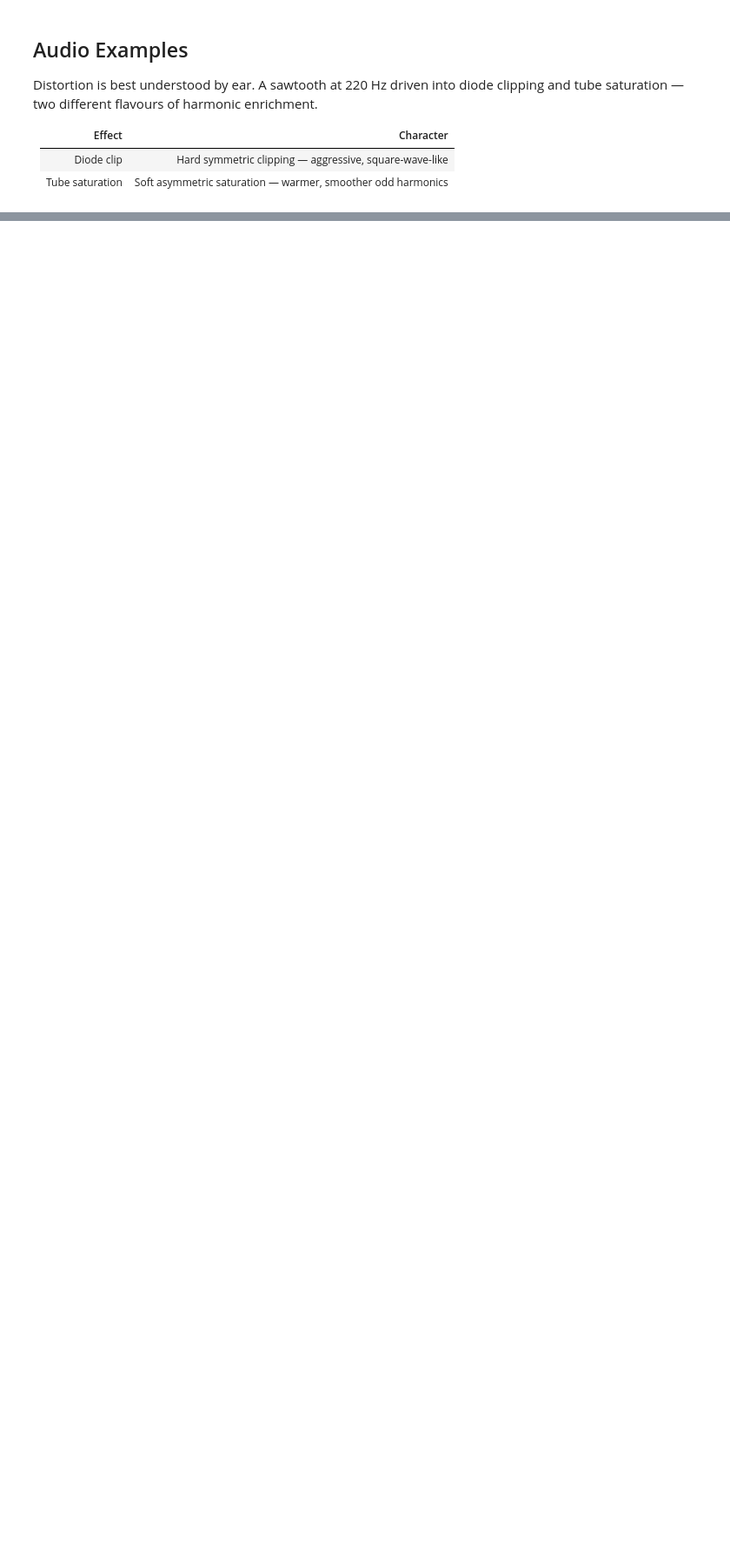
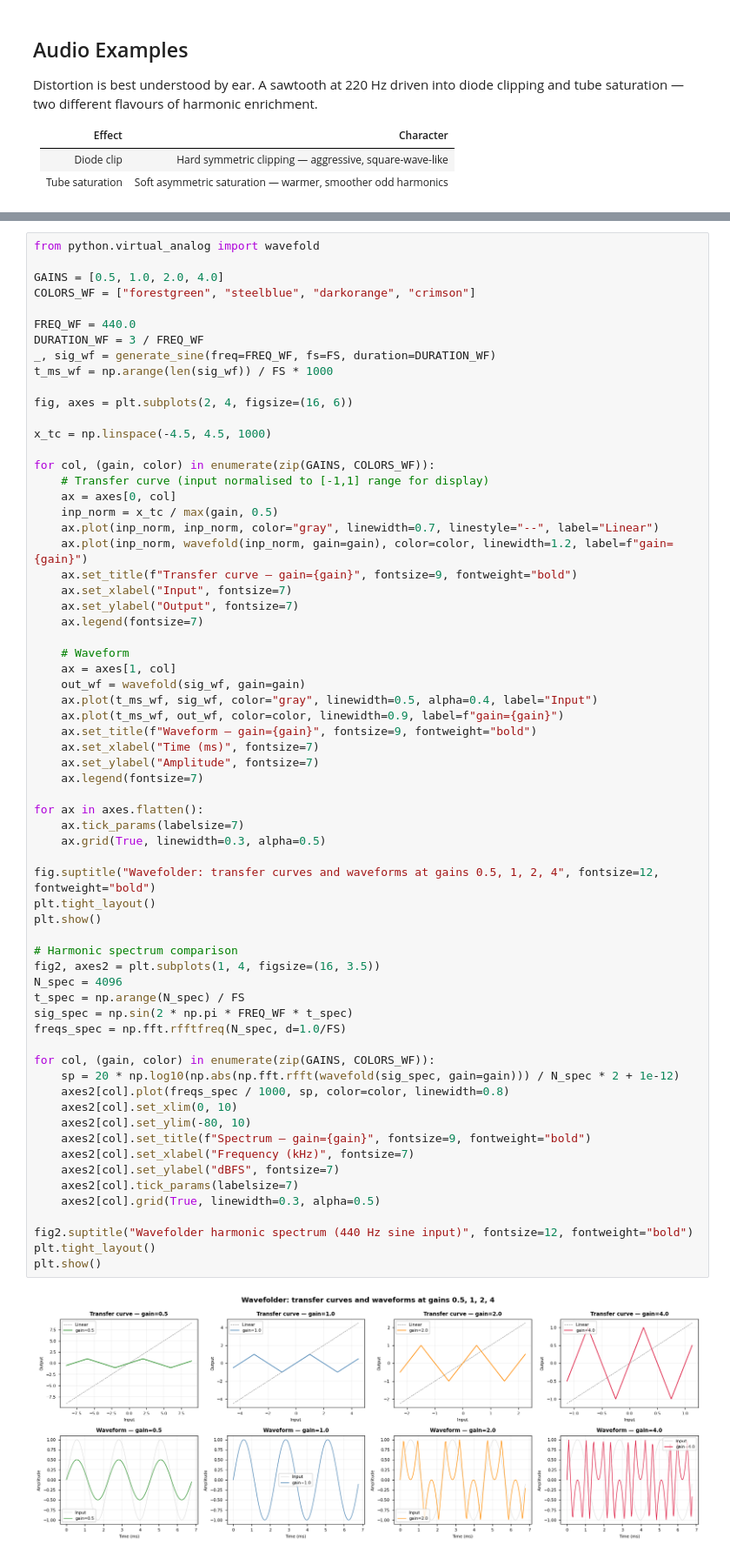
Before and after one commit to MyPublicGitHubAcct/ano-lrn, a Jupyter notebook: notebooks/virtual_analog_distortion.ipynb, the cells around one changed output, grey strips where cells are left out. Shown at 87% size. Cells and saved outputs as stored; diff of their text form; blank space fills up the shorter version.

Commit message:
added wavefolding

```diff
--- a/notebooks/virtual_analog_distortion.ipynb
+++ b/notebooks/virtual_analog_distortion.ipynb
@@ -134,0 +154,67 @@ display(Audio(norm(tube_a), rate=FS))
+# %%
+from python.virtual_analog import wavefold
+
+GAINS = [0.5, 1.0, 2.0, 4.0]
+COLORS_WF = ["forestgreen", "steelblue", "darkorange", "crimson"]
+
+FREQ_WF = 440.0
+DURATION_WF = 3 / FREQ_WF
+_, sig_wf = generate_sine(freq=FREQ_WF, fs=FS, duration=DURATION_WF)
+t_ms_wf = np.arange(len(sig_wf)) / FS * 1000
+
+fig, axes = plt.subplots(2, 4, figsize=(16, 6))
+
+x_tc = np.linspace(-4.5, 4.5, 1000)
+
+for col, (gain, color) in enumerate(zip(GAINS, COLORS_WF)):
+    # Transfer curve (input normalised to [-1,1] range for display)
+    ax = axes[0, col]
+    inp_norm = x_tc / max(gain, 0.5)
+    ax.plot(inp_norm, inp_norm, color="gray", linewidth=0.7, linestyle="--", label="Linear")
+    ax.plot(inp_norm, wavefold(inp_norm, gain=gain), color=color, linewidth=1.2, label=f"gain={gain}")
+    ax.set_title(f"Transfer curve — gain={gain}", fontsize=9, fontweight="bold")
+    ax.set_xlabel("Input", fontsize=7)
+    ax.set_ylabel("Output", fontsize=7)
+    ax.legend(fontsize=7)
+
+    # Waveform
+    ax = axes[1, col]
+    out_wf = wavefold(sig_wf, gain=gain)
+    ax.plot(t_ms_wf, sig_wf, color="gray", linewidth=0.5, alpha=0.4, label="Input")
+    ax.plot(t_ms_wf, out_wf, color=color, linewidth=0.9, label=f"gain={gain}")
+    ax.set_title(f"Waveform — gain={gain}", fontsize=9, fontweight="bold")
+    ax.set_xlabel("Time (ms)", fontsize=7)
+    ax.set_ylabel("Amplitude", fontsize=7)
+    ax.legend(fontsize=7)
+
+for ax in axes.flatten():
+    ax.tick_params(labelsize=7)
+    ax.grid(True, linewidth=0.3, alpha=0.5)
+
+fig.suptitle("Wavefolder: transfer curves and waveforms at gains 0.5, 1, 2, 4", fontsize=12, fontweight="bold")
+plt.tight_layout()
+plt.show()
+
+# Harmonic spectrum comparison
+fig2, axes2 = plt.subplots(1, 4, figsize=(16, 3.5))
+N_spec = 4096
+t_spec = np.arange(N_spec) / FS
+sig_spec = np.sin(2 * np.pi * FREQ_WF * t_spec)
+freqs_spec = np.fft.rfftfreq(N_spec, d=1.0/FS)
+
+for col, (gain, color) in enumerate(zip(GAINS, COLORS_WF)):
+    sp = 20 * np.log10(np.abs(np.fft.rfft(wavefold(sig_spec, gain=gain))) / N_spec * 2 + 1e-12)
+    axes2[col].plot(freqs_spec / 1000, sp, color=color, linewidth=0.8)
+    axes2[col].set_xlim(0, 10)
+    axes2[col].set_ylim(-80, 10)
+    axes2[col].set_title(f"Spectrum — gain={gain}", fontsize=9, fontweight="bold")
+    axes2[col].set_xlabel("Frequency (kHz)", fontsize=7)
+    axes2[col].set_ylabel("dBFS", fontsize=7)
+    axes2[col].tick_params(labelsize=7)
+    axes2[col].grid(True, linewidth=0.3, alpha=0.5)
+
+fig2.suptitle("Wavefolder harmonic spectrum (440 Hz sine input)", fontsize=12, fontweight="bold")
+plt.tight_layout()
+plt.show()
+# %% [output]
+[figure, added]
```
Also changed, not shown: parts of 5 cells of this notebook, 7 other files.
